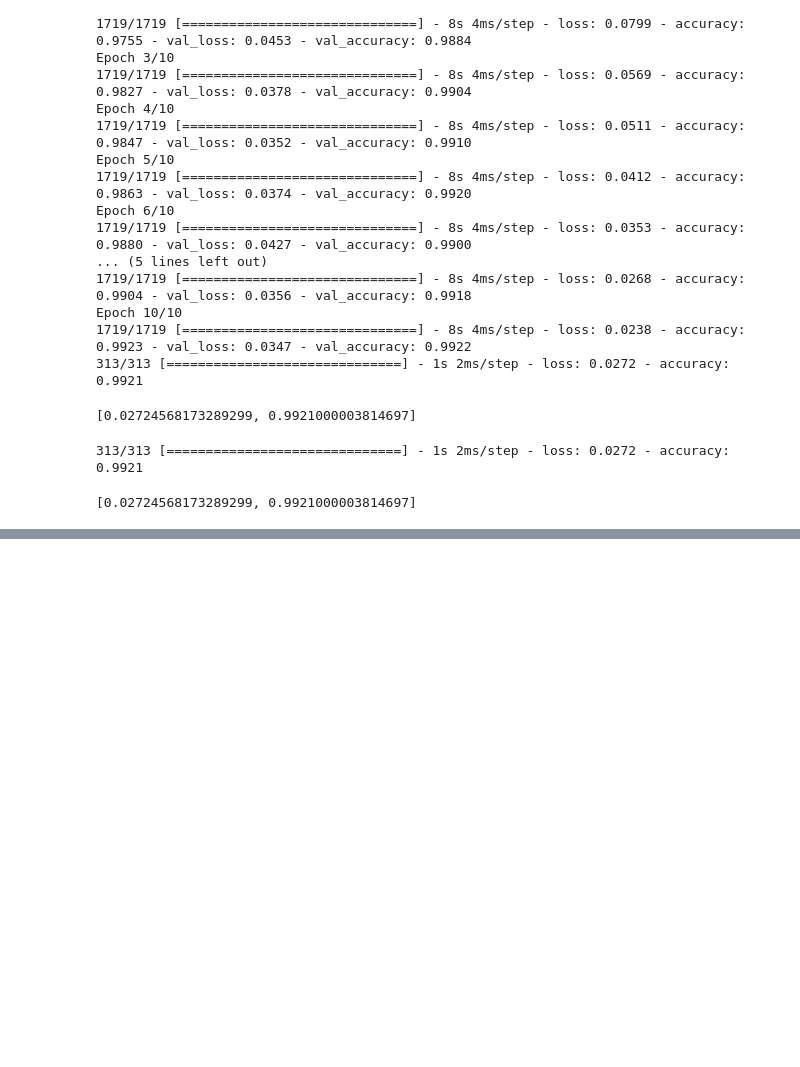
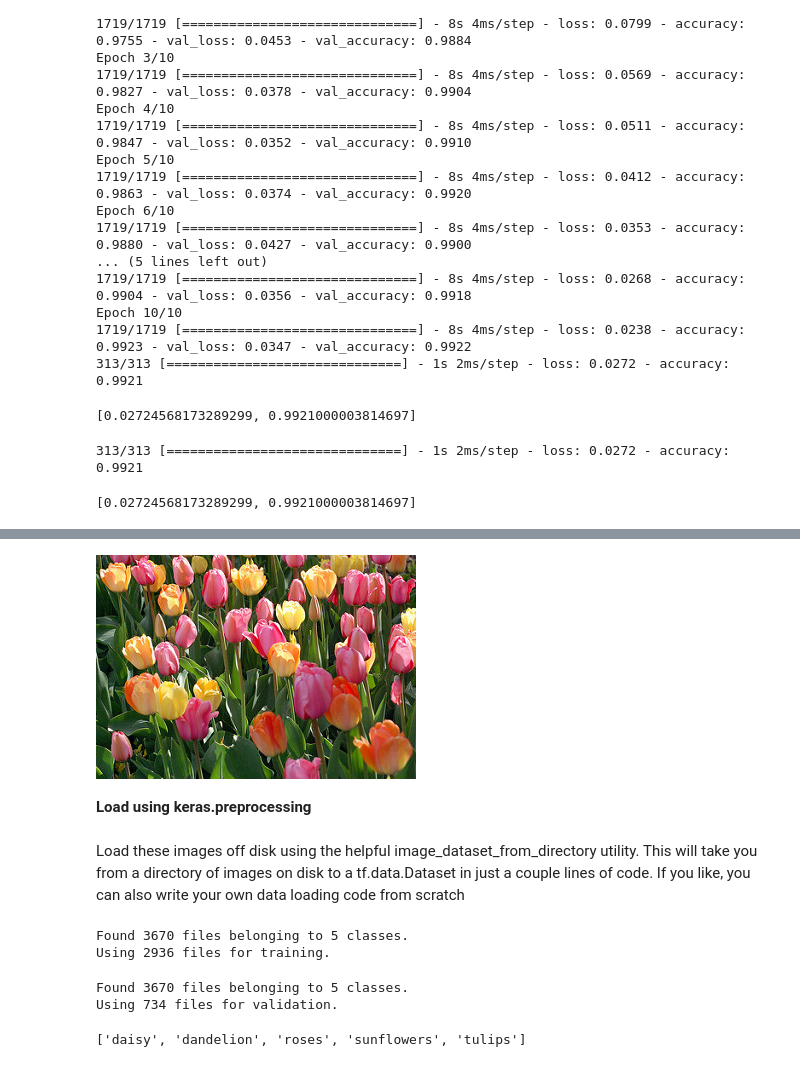
Before and after one commit to gauravpks/dl-repo, a Jupyter notebook: CNN/CNNImplementation.ipynb, the cells around one changed output, grey strips where cells are left out. Cells and saved outputs as stored; diff of their text form; code cells hidden in the pictures; blank space fills up the shorter version.

```diff
--- a/CNN/CNNImplementation.ipynb
+++ b/CNN/CNNImplementation.ipynb
@@ -286,0 +333,9 @@ model.evaluate(X_test, y_test)
+# %%
+tulips = list(data_dir.glob('tulips/*'))
+PIL.Image.open(str(tulips[0]))
+# %% [output]
+[figure, added]
+# %% [markdown]
+**Load using keras.preprocessing**
+# %% [markdown]
+Load these images off disk using the helpful image_dataset_from_directory utility. This will take you from a directory of images on disk to a tf.data.Dataset in just a couple lines of code. If you like, you can also write your own data loading code from scratch
@@ -286,0 +347,27 @@ model.evaluate(X_test, y_test)
+# %%
+train_ds = tf.keras.preprocessing.image_dataset_from_directory(
+  data_dir,
+  validation_split=0.2,
+  subset="training",
+  seed=123,
+  image_size=(img_height, img_width),
+  batch_size=batch_size)
+# %% [output]
+Found 3670 files belonging to 5 classes.
+Using 2936 files for training.
+# %%
+val_ds = tf.keras.preprocessing.image_dataset_from_directory(
+  data_dir,
+  validation_split=0.2,
+  subset="validation",
+  seed=123,
+  image_size=(img_height, img_width),
+  batch_size=batch_size)
+# %% [output]
+Found 3670 files belonging to 5 classes.
+Using 734 files for validation.
+# %%
+class_names = train_ds.class_names
+print(class_names)
+# %% [output]
+['daisy', 'dandelion', 'roses', 'sunflowers', 'tulips']
```
Also changed, not shown: parts of 15 cells of this notebook.
